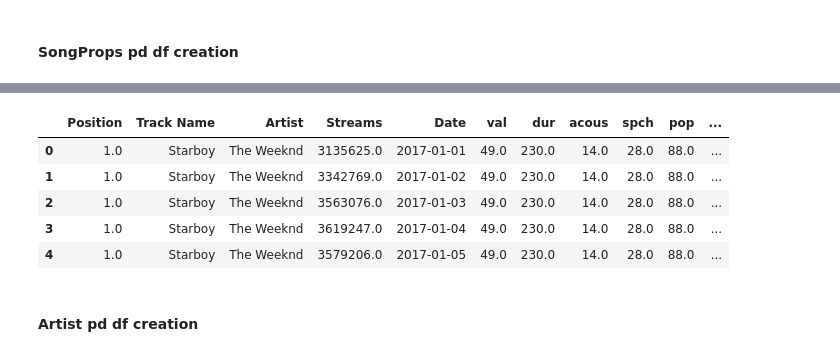
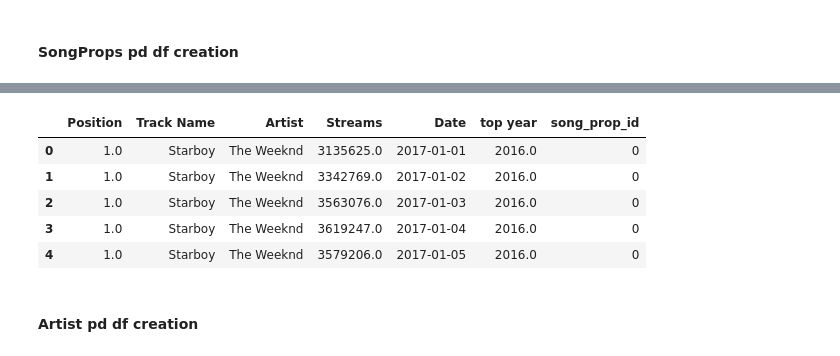
Before and after one commit to ArturOle/SpotifyAnalysis, a Jupyter notebook: analysis.ipynb, the cells around one changed output, grey strips where cells are left out. Saved outputs shown, nothing was run; the diff lists cells and outputs as text; code cells hidden in the pictures.

Commit message:
add song properties

```diff
--- a/analysis.ipynb
+++ b/analysis.ipynb
@@ -211,9 +211,9 @@ best_genre.head(5)
 # %% [markdown]
 #### SongProps pd df creation
 # %%
-SongProps = data_merged.loc[:, ['Track Name', 'Artist', 'nrgy', 'dnce', 'dB', 'live', 'bpm', 'genre_1', 'genre_2', 'genre_3', 'year released']]
+SongProps = data_merged.loc[:, ['Track Name', 'Artist', 'nrgy', 'dnce', 'dB', 'live', 'bpm', 'val', 'dur', 'acous', 'spch', 'pop', 'genre_1', 'genre_2', 'genre_3', 'year released', 'artist type']]
 SongProps.drop_duplicates(ignore_index=True, inplace=True)
 SongProps = SongProps.reset_index(level=0)
-SongProps.rename(columns = {"index":"song_prop_id"}, inplace = True)
+SongProps.rename(columns = {"index":"song_prop_id", "artist type": "ensemble"}, inplace = True)
 SongProps.head(5)
 # %% [output]
@@ -237,14 +237,14 @@ SongProps.head(5)
 # %%
 data_merged = data_merged.merge(SongPropsIdx, how='left', left_on=['Track Name', 'Artist'], right_on=['Track Name', 'Artist'])
-data_merged.drop(columns= ['nrgy', 'dnce', 'dB', 'live', 'bpm', 'genre_1', 'genre_2', 'genre_3', 'year released'], inplace=True)
+data_merged.drop(columns= ['nrgy', 'dnce', 'dB', 'live', 'bpm', 'genre_1', 'genre_2', 'genre_3', 'year released', 'val', 'dur', 'acous', 'spch', 'pop', 'artist type'], inplace=True)
 data_merged.head(5)
 # %% [output]
-|  | Position | Track Name | Artist | Streams | Date | val | dur | acous | spch | pop | ... |
-| 0 | 1.0 | Starboy | The Weeknd | 3135625.0 | 2017-01-01 | 49.0 | 230.0 | 14.0 | 28.0 | 88.0 | ... |
-| 1 | 1.0 | Starboy | The Weeknd | 3342769.0 | 2017-01-02 | 49.0 | 230.0 | 14.0 | 28.0 | 88.0 | ... |
-| 2 | 1.0 | Starboy | The Weeknd | 3563076.0 | 2017-01-03 | 49.0 | 230.0 | 14.0 | 28.0 | 88.0 | ... |
-| 3 | 1.0 | Starboy | The Weeknd | 3619247.0 | 2017-01-04 | 49.0 | 230.0 | 14.0 | 28.0 | 88.0 | ... |
-| 4 | 1.0 | Starboy | The Weeknd | 3579206.0 | 2017-01-05 | 49.0 | 230.0 | 14.0 | 28.0 | 88.0 | ... |
+|  | Position | Track Name | Artist | Streams | Date | top year | song_prop_id |
+| 0 | 1.0 | Starboy | The Weeknd | 3135625.0 | 2017-01-01 | 2016.0 | 0 |
+| 1 | 1.0 | Starboy | The Weeknd | 3342769.0 | 2017-01-02 | 2016.0 | 0 |
+| 2 | 1.0 | Starboy | The Weeknd | 3563076.0 | 2017-01-03 | 2016.0 | 0 |
+| 3 | 1.0 | Starboy | The Weeknd | 3619247.0 | 2017-01-04 | 2016.0 | 0 |
+| 4 | 1.0 | Starboy | The Weeknd | 3579206.0 | 2017-01-05 | 2016.0 | 0 |
 # %% [markdown]
 #### Artist pd df creation
 # %%
```
Also changed, not shown: parts of 4 cells of this notebook.
